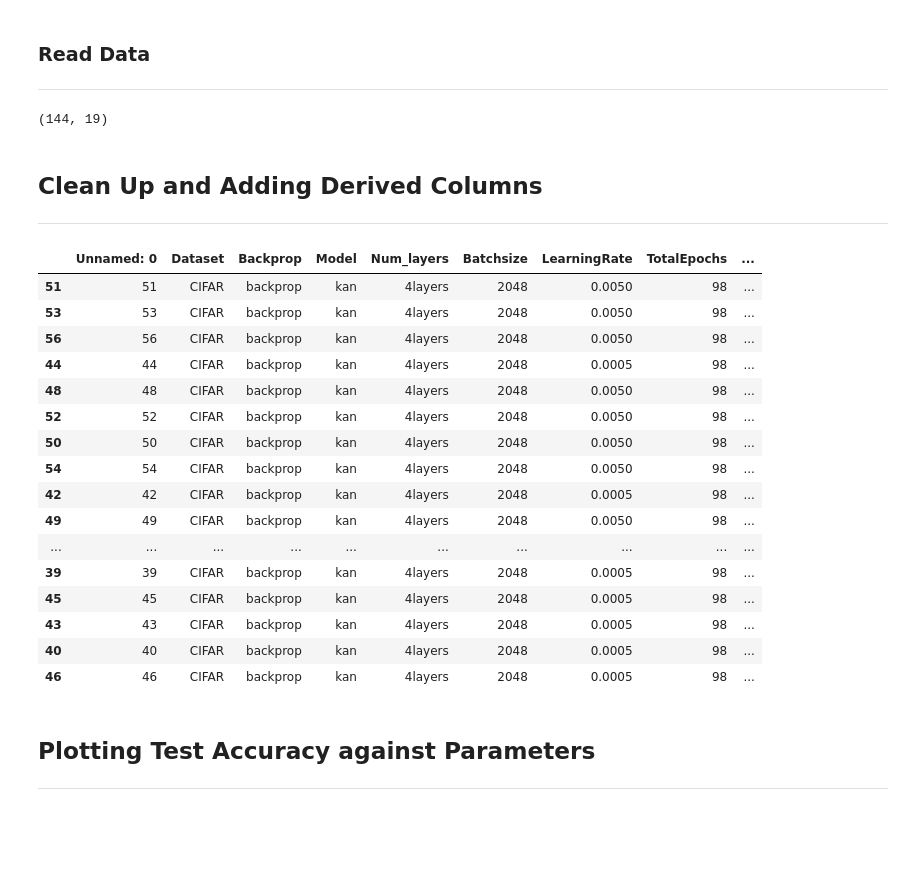
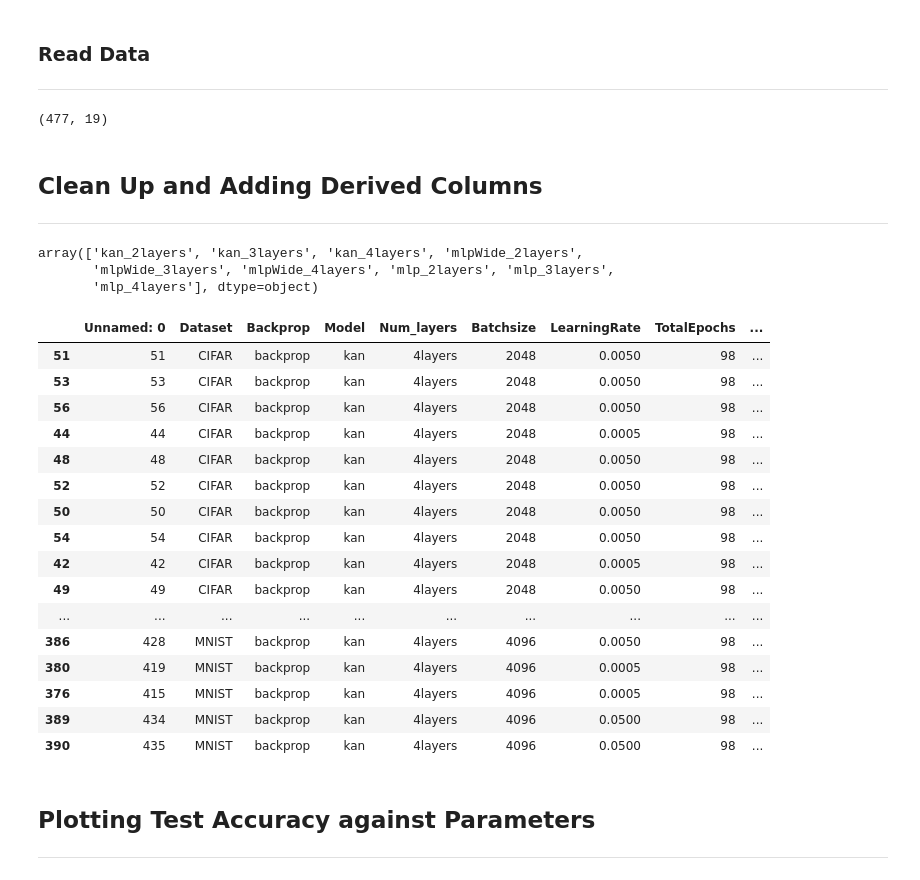
Before and after one commit to ShairozS/HSIC_Bottleneck-Pytorch, a Jupyter notebook: Outputs/results_analysis.ipynb, the cells around one changed output. Drawn from its saved outputs; the diff is of its cells as text; code cells hidden in the pictures; blank space fills up the shorter version.

```diff
--- a/Outputs/results_analysis.ipynb
+++ b/Outputs/results_analysis.ipynb
@@ -7,35 +7,45 @@ import matplotlib.pyplot as plt
 ----------
 # %%
 df = pd.read_csv('../Notebooks/results_compiled.csv', )
-DATASET = 'CIFAR'
-df = df[df.Dataset == DATASET]
+#DATASET = 'MNIST'
+#df = df[df.Dataset == DATASET]
+df = df[df.Backprop == 'backprop']
 df.head()
 print(df.shape)
 # %% [output]
-(144, 19)
+(477, 19)
 # %% [markdown]
 ## Clean Up and Adding Derived Columns
 ---------
+# %%
+df['ModelType'].unique()
+# %% [output]
+array(['kan_2layers', 'kan_3layers', 'kan_4layers', 'mlpWide_2layers',
+       'mlpWide_3layers', 'mlpWide_4layers', 'mlp_2layers', 'mlp_3layers',
+       'mlp_4layers'], dtype=object)
 # %%
-#df['Optimizer'] = pd.Series([x.strip() for x in df.Optimizer])
-#df['ModelType'] = df['Model'] + "_" + df['Num_layers']
-#df['Efficiency'] = (df['Best_test'] / (df['Best_test_at'] + 1))*np.sqrt((1e9 - df['Num_parameters']))
+
+
+df['Optimizer'] = pd.Series([x for x in df.Optimizer])
+df['ModelType'] = df['Model'] + "_" + df['Num_layers']
+df['Efficiency'] = (df['Best_test'] / (df['Best_test_at'] + 1))*np.sqrt((1e9 - df['Num_parameters']))
+
 df.sort_values('Best_test')[df.ModelType == 'kan_4layers']
 # %% [output]
 |  | Unnamed: 0 | Dataset | Backprop | Model | Num_layers | Batchsize | LearningRate | TotalEpochs | ... |
 | 51 | 51 | CIFAR | backprop | kan | 4layers | 2048 | 0.0050 | 98 | ... |
 | 53 | 53 | CIFAR | backprop | kan | 4layers | 2048 | 0.0050 | 98 | ... |
 | 56 | 56 | CIFAR | backprop | kan | 4layers | 2048 | 0.0050 | 98 | ... |
 | 44 | 44 | CIFAR | backprop | kan | 4layers | 2048 | 0.0005 | 98 | ... |
 | 48 | 48 | CIFAR | backprop | kan | 4layers | 2048 | 0.0050 | 98 | ... |
 | 52 | 52 | CIFAR | backprop | kan | 4layers | 2048 | 0.0050 | 98 | ... |
 | 50 | 50 | CIFAR | backprop | kan | 4layers | 2048 | 0.0050 | 98 | ... |
 | 54 | 54 | CIFAR | backprop | kan | 4layers | 2048 | 0.0050 | 98 | ... |
 | 42 | 42 | CIFAR | backprop | kan | 4layers | 2048 | 0.0005 | 98 | ... |
 | 49 | 49 | CIFAR | backprop | kan | 4layers | 2048 | 0.0050 | 98 | ... |
 | ... | ... | ... | ... | ... | ... | ... | ... | ... | ... |
-| 39 | 39 | CIFAR | backprop | kan | 4layers | 2048 | 0.0005 | 98 | ... |
-| 45 | 45 | CIFAR | backprop | kan | 4layers | 2048 | 0.0005 | 98 | ... |
-| 43 | 43 | CIFAR | backprop | kan | 4layers | 2048 | 0.0005 | 98 | ... |
-| 40 | 40 | CIFAR | backprop | kan | 4layers | 2048 | 0.0005 | 98 | ... |
-| 46 | 46 | CIFAR | backprop | kan | 4layers | 2048 | 0.0005 | 98 | ... |
+| 386 | 428 | MNIST | backprop | kan | 4layers | 4096 | 0.0050 | 98 | ... |
+| 380 | 419 | MNIST | backprop | kan | 4layers | 4096 | 0.0005 | 98 | ... |
+| 376 | 415 | MNIST | backprop | kan | 4layers | 4096 | 0.0005 | 98 | ... |
+| 389 | 434 | MNIST | backprop | kan | 4layers | 4096 | 0.0500 | 98 | ... |
+| 390 | 435 | MNIST | backprop | kan | 4layers | 4096 | 0.0500 | 98 | ... |
```
Also changed, not shown: parts of 6 cells of this notebook, 3 other files.
